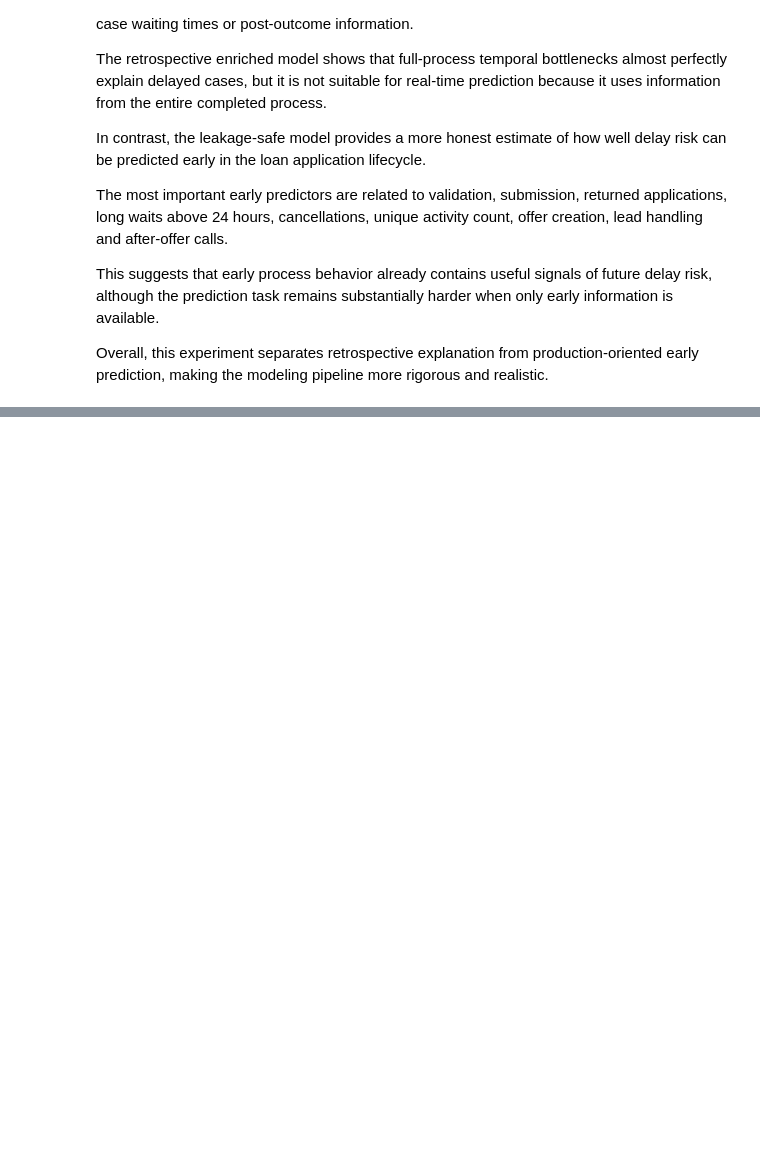
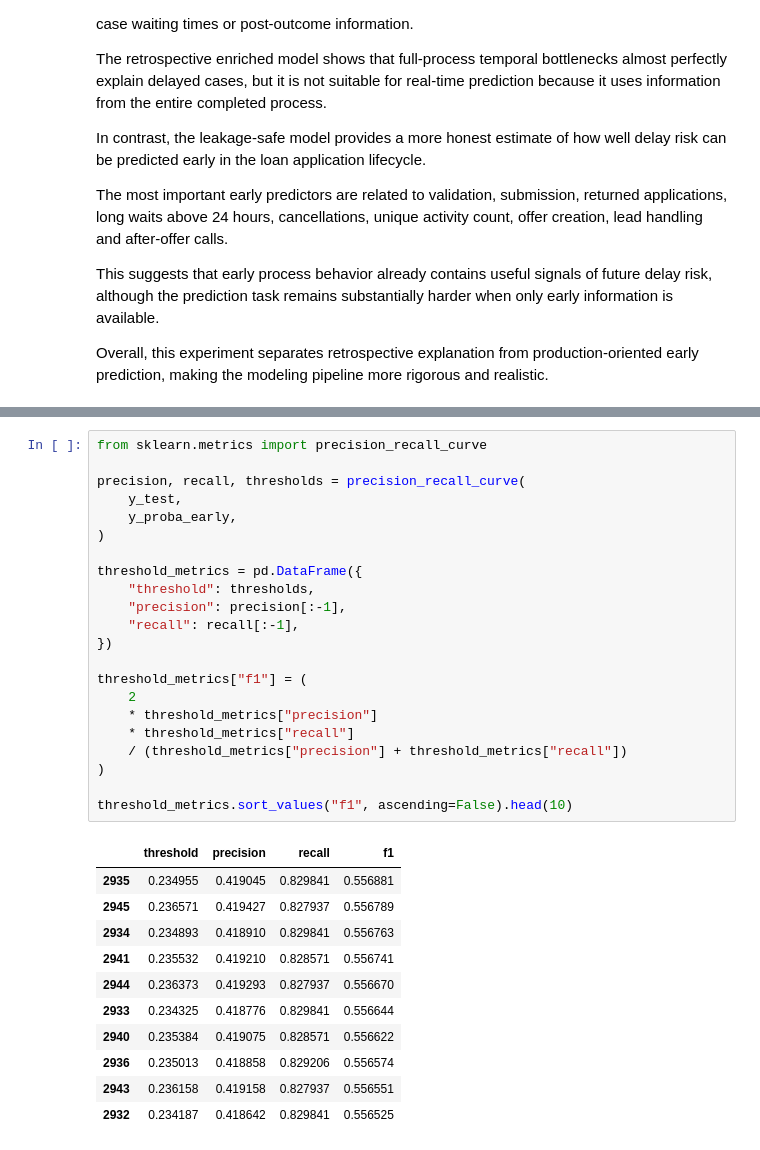
Before and after one commit to alfergal/ml-studio, a Jupyter notebook: ml/loanops/notebooks/03_enriched_modeling.ipynb, the cells around one changed output, grey strips where cells are left out. Saved outputs shown, nothing was run; the diff lists cells and outputs as text; blank space fills up the shorter version.

```diff
--- a/ml/loanops/notebooks/03_enriched_modeling.ipynb
+++ b/ml/loanops/notebooks/03_enriched_modeling.ipynb
@@ -378,0 +385,34 @@ Overall, this experiment separates retrospective explanation from production-ori
+# %%
+from sklearn.metrics import precision_recall_curve
+
+precision, recall, thresholds = precision_recall_curve(
+    y_test,
+    y_proba_early,
+)
+
+threshold_metrics = pd.DataFrame({
+    "threshold": thresholds,
+    "precision": precision[:-1],
+    "recall": recall[:-1],
+})
+
+threshold_metrics["f1"] = (
+    2
+    * threshold_metrics["precision"]
+    * threshold_metrics["recall"]
+    / (threshold_metrics["precision"] + threshold_metrics["recall"])
+)
+
+threshold_metrics.sort_values("f1", ascending=False).head(10)
+# %% [output]
+|  | threshold | precision | recall | f1 |
+| 2935 | 0.234955 | 0.419045 | 0.829841 | 0.556881 |
+| 2945 | 0.236571 | 0.419427 | 0.827937 | 0.556789 |
+| 2934 | 0.234893 | 0.418910 | 0.829841 | 0.556763 |
+| 2941 | 0.235532 | 0.419210 | 0.828571 | 0.556741 |
+| 2944 | 0.236373 | 0.419293 | 0.827937 | 0.556670 |
+| 2933 | 0.234325 | 0.418776 | 0.829841 | 0.556644 |
+| 2940 | 0.235384 | 0.419075 | 0.828571 | 0.556622 |
+| 2936 | 0.235013 | 0.418858 | 0.829206 | 0.556574 |
+| 2943 | 0.236158 | 0.419158 | 0.827937 | 0.556551 |
+| 2932 | 0.234187 | 0.418642 | 0.829841 | 0.556525 |
```
Also changed, not shown: parts of 6 cells of this notebook.
